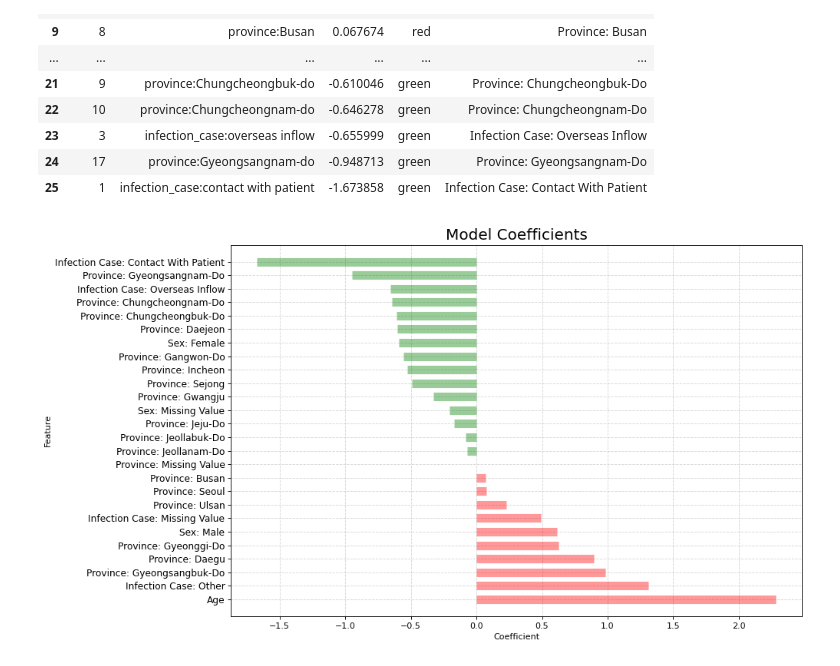
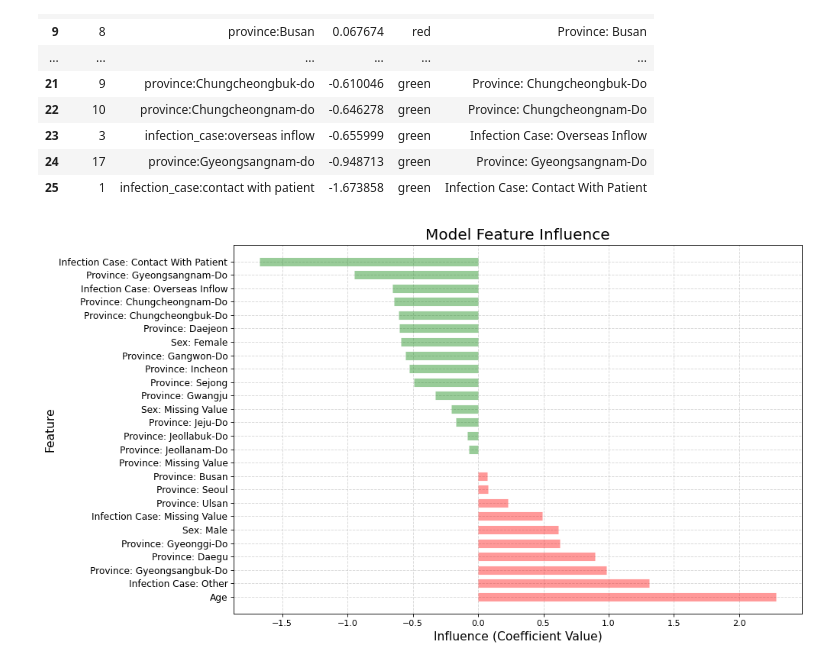
Before and after one commit to tarcisobraz/covid19-skorea, a Jupyter notebook: code/final-notebooks/q2-patient-status-prediction.ipynb, the cells around one changed output. Cells and saved outputs as stored; diff of their text form; code cells hidden in the pictures.

```diff
--- a/code/final-notebooks/q2-patient-status-prediction.ipynb
+++ b/code/final-notebooks/q2-patient-status-prediction.ipynb
@@ -622,15 +622,16 @@ model_coefs_df
 | 25 | 1 | infection_case:contact with patient | -1.673858 | green | Infection Case: Contact With Patient |
 # %%
 # Draw plot
-plt.figure(figsize=(12,8), dpi= 80)
+f = plt.figure(figsize=(12,8), dpi= 80)
 plt.hlines(y=model_coefs_df.index, xmin=0, xmax=model_coefs_df.coef,
            color=model_coefs_df.color, alpha=0.4, linewidth=10)
 
 # Decorations
-plt.gca().set(ylabel='Feature', xlabel='Coefficient')
+plt.gca().set_xlabel(xlabel='Influence (Coefficient Value)', fontsize=14)
+plt.gca().set_ylabel(ylabel='Feature', fontsize=14)
 plt.yticks(model_coefs_df.index, model_coefs_df.pretty_feature_name, fontsize=11)
-plt.title('Model Coefficients', fontdict={'size':18})
+plt.title('Model Feature Influence', fontdict={'size':18})
 plt.grid(linestyle='--', alpha=0.5)
 plt.show()
 # %% [output]
-[figure, old version]
+[figure, new version]
```
Also changed, not shown: parts of 1 cell of this notebook, 7 other files.
